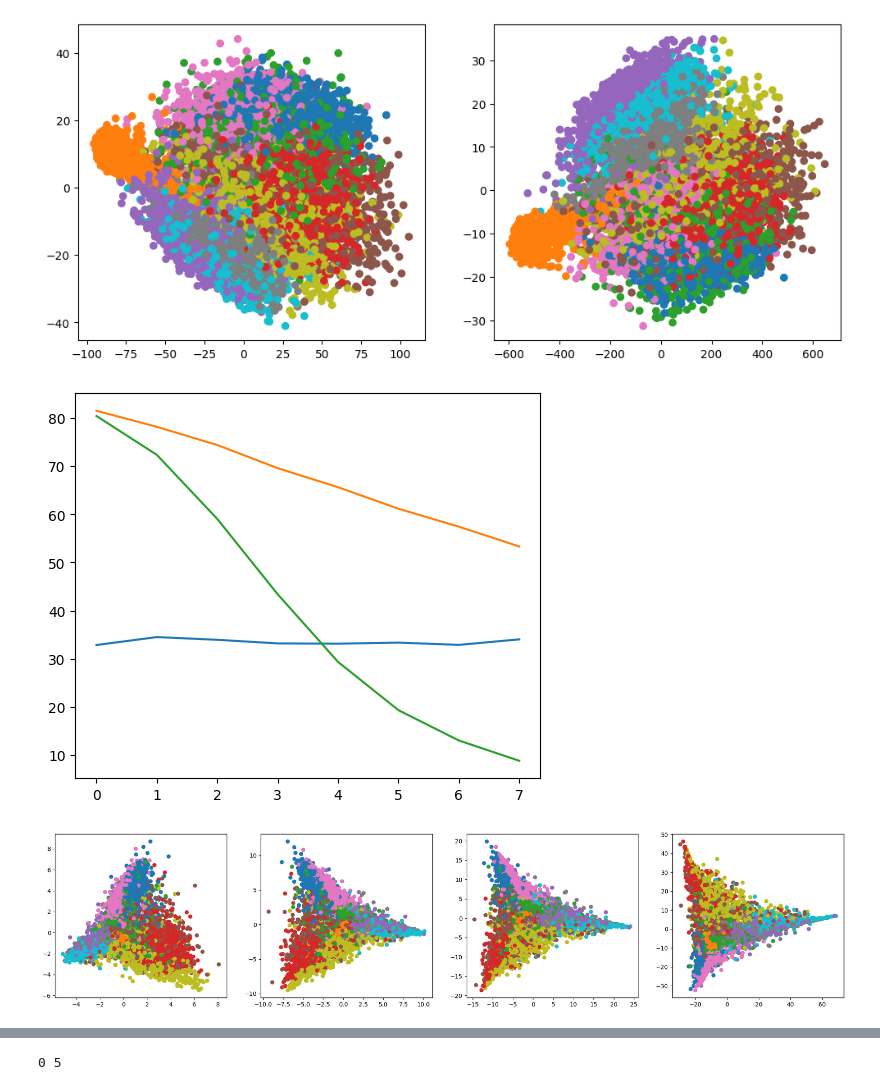
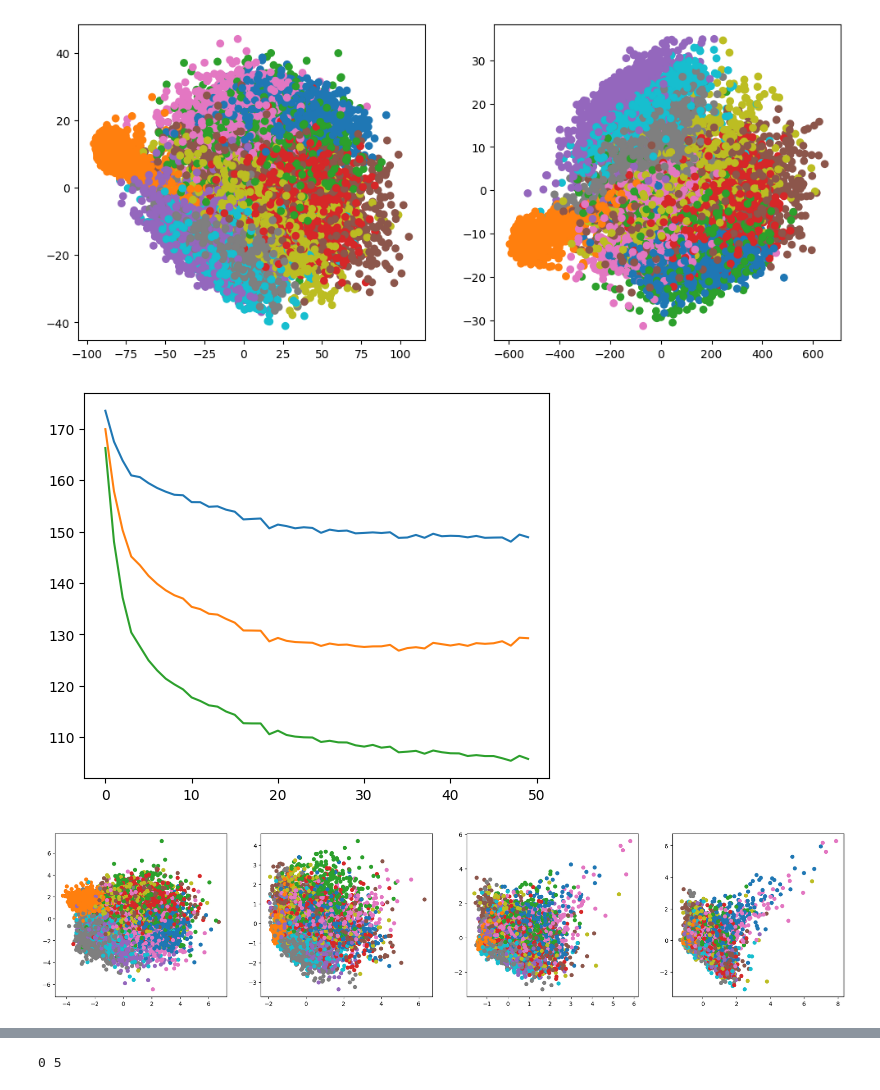
Before and after one commit to wormLove/DCNet, a Jupyter notebook: SiameseMNIST.ipynb, the cells around one changed output, grey strips where cells are left out. Cells and saved outputs as stored; diff of their text form; code cells hidden in the pictures.

```diff
--- a/SiameseMNIST.ipynb
+++ b/SiameseMNIST.ipynb
@@ -230,44 +230,44 @@ lr = 0.01
 transform = transformations.Compose([Scale(), ToVector()])
 triplet_loader_dc = SequentialLoader(mnist_data, transforms=transform)
 
-layer1 = DiscriminationModule(500, DatasetInitializer(mnist_data, transforms=transform), beta=0.98)
-layer2 = AdaptationModule(500, IdentityInitializer(), lr=lr)
-layer3 = AdaptationModule(500, IdentityInitializer(), lr=lr)
-layer4 = AdaptationModule(500, IdentityInitializer(), lr=lr)
+layer1 = DiscriminationModule(200, DatasetInitializer(mnist_data, transforms=transform), beta=0.98)
+layer2 = AdaptationModule(200, IdentityInitializer(), lr=lr, threshold=0.5)
+layer3 = AdaptationModule(200, IdentityInitializer(), lr=lr, threshold=0.5)
+layer4 = AdaptationModule(200, IdentityInitializer(), lr=lr, threshold=0.5)
 
 test_module_dc = TestModule()
 loss_plot = LossPlotter()
 # %%
-nepochs = 10
-nbatches = 100
+nepochs = 50
+nbatches = 938
 batch_size = 64
 for epoch in range(nepochs):
     batch_loss1, batch_loss2, batch_loss3 = 0.0, 0.0, 0.0
     for batches in tqdm(range(nbatches), desc=f"Epoch:{epoch+1}/{nepochs}"):
         for x in triplet_loader_dc(batch_size):
             x = layer1(x)
             x = layer2(x)
             x = layer3(x)
             x = layer4(x)
 
         batch_loss1 += layer2.loss/batch_size
         batch_loss2 += layer3.loss/batch_size
         batch_loss3 += layer4.loss/batch_size
 
         layer1.organize()
         layer2.organize()
         layer3.organize()
         layer4.organize()
 
     test_outputs, targets = test_module_dc([layer1, layer2, layer3, layer4], test_dataset=mnist_test_data, input_transforms=transform)
     loss_plot([batch_loss1, batch_loss2, batch_loss3])
 # %% [output]
-[figure, old version]
+[figure, new version]
 # %%
 projection_plot = ProjectionPlotter(4)
 projection_plot(test_outputs, targets)
 # %% [output]
-[figure, old version]
+[figure, new version]
 # %%
 target_idxs = torch.argsort(torch.tensor(targets))
 fig, ax = plt.subplots(1, 4, figsize=(24, 5))
```
Also changed, not shown: parts of 2 cells of this notebook, 1 other file.
